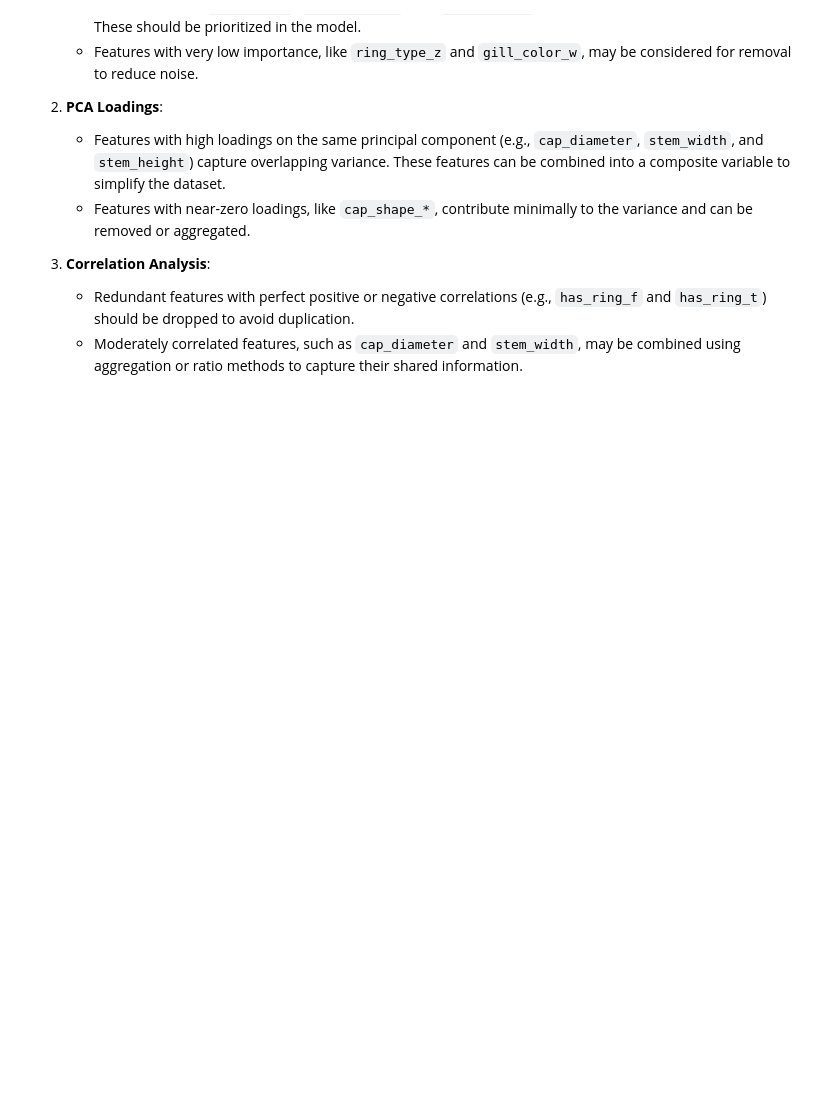
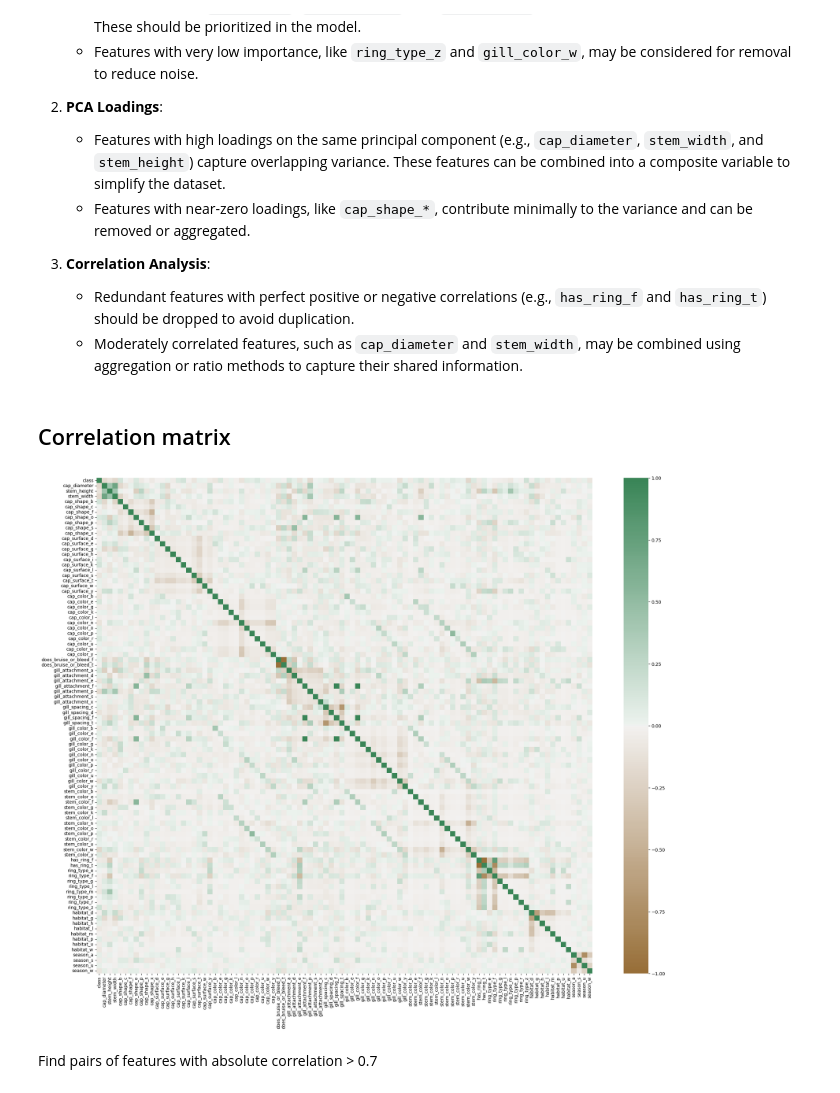
Before and after one commit to alicja-a-d/UAB_ML_project, a Jupyter notebook: notebook/Data_analysis.ipynb, the cells around one changed output. Saved outputs shown, nothing was run; the diff lists cells and outputs as text; code cells hidden in the pictures; blank space fills up the shorter version.

Commit message:
update to data analysis

```diff
--- a/notebook/Data_analysis.ipynb
+++ b/notebook/Data_analysis.ipynb
@@ -200,3 +200,19 @@ We can see that:
 3. **Correlation Analysis**:
    - Redundant features with perfect positive or negative correlations (e.g., `has_ring_f` and `has_ring_t`) should be dropped to avoid duplication.
    - Moderately correlated features, such as `cap_diameter` and `stem_width`, may be combined using aggregation or ratio methods to capture their shared information.
+# %% [markdown]
+## Correlation matrix
+# %%
+correlation_matrix = pd.DataFrame(data).corr()
+plt.figure(figsize=(25,20))
+axis_corr = sns.heatmap(
+correlation_matrix,
+vmin=-1, vmax=1, center=0,
+cmap=sns.diverging_palette(50, 500, n=500),
+square=True
+)
+plt.show()
+# %% [output]
+[figure, added]
+# %% [markdown]
+Find pairs of features with absolute correlation > 0.7
```
Also changed, not shown: parts of 12 cells of this notebook, 3 other files.
